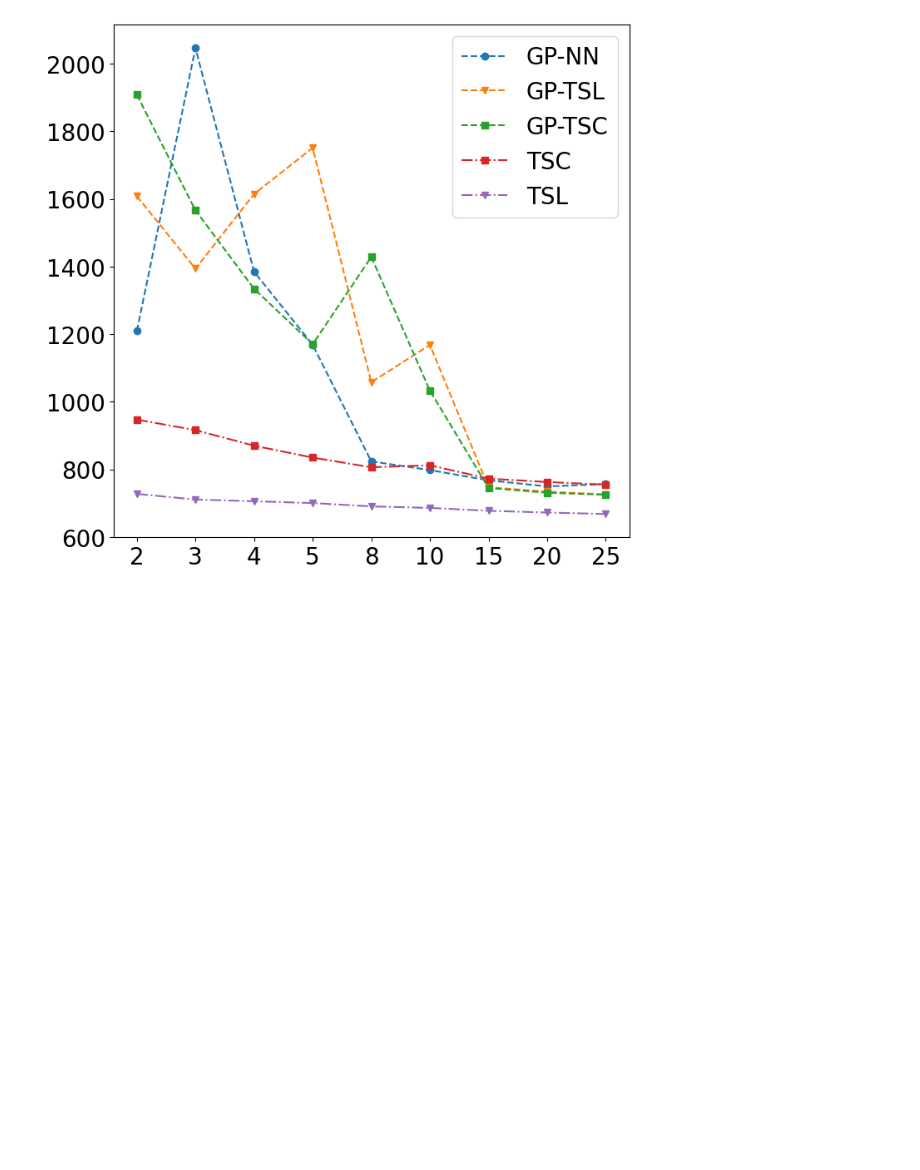
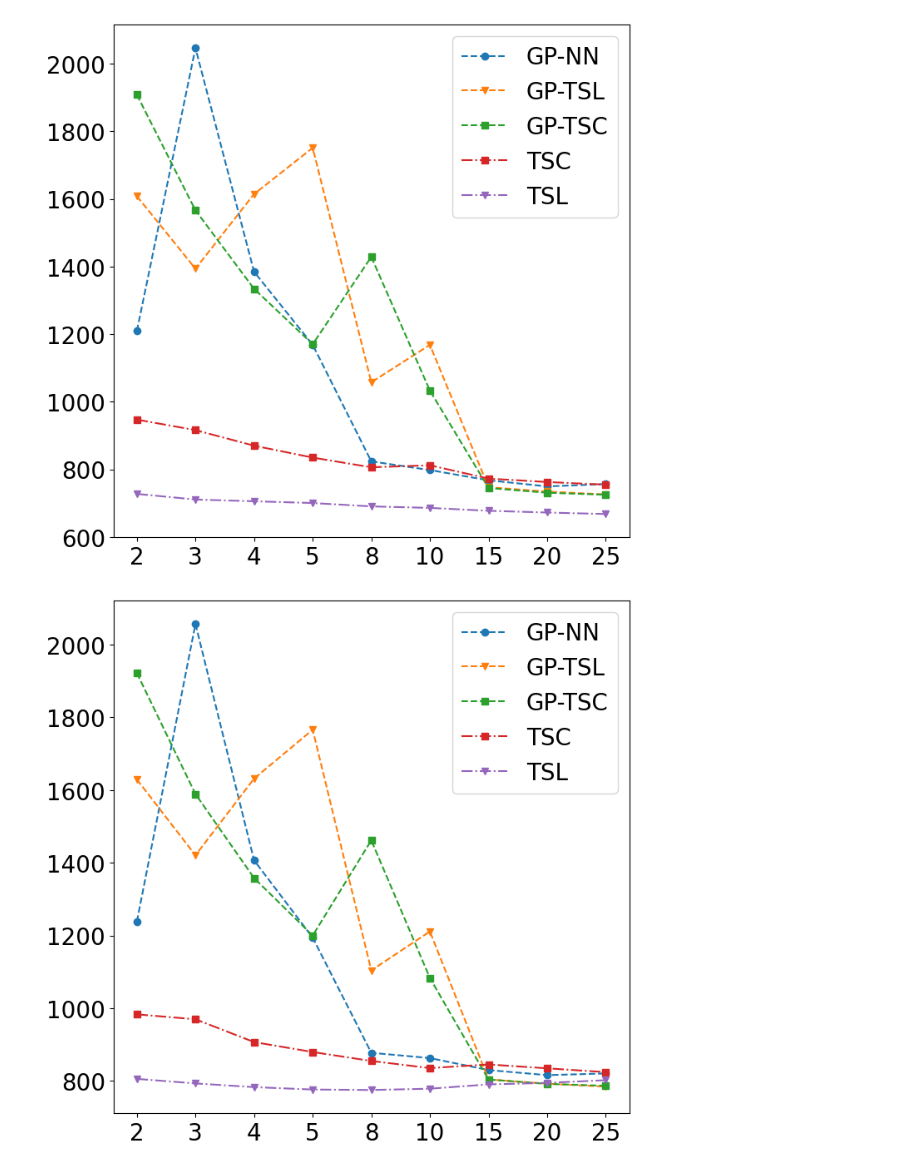
Before and after one commit to yfen3/WindSpeedApproximation, a Jupyter notebook: Exp27_3_solar2_data_ts_nn_gpr_from_ts.ipynb, the cells around one changed output. Saved outputs shown, nothing was run; the diff lists cells and outputs as text; code cells hidden in the pictures; blank space fills up the shorter version.

```diff
--- a/Exp27_3_solar2_data_ts_nn_gpr_from_ts.ipynb
+++ b/Exp27_3_solar2_data_ts_nn_gpr_from_ts.ipynb
@@ -214,7 +323,7 @@ tsl_time = []
 tsl_model = None
 
 for fold in range(number_of_folds):
-    ts_model = TsModel.TsModel(number_of_rules=8, fuzzification_coefficient=1.2)
+    ts_model = TsModel.TsModel(number_of_rules=10, fuzzification_coefficient=1.2)
 
     start_time = time.time()
     ts_model.fit(x_train, y_train)
@@ -271,7 +380,7 @@ tsc_time = []
 tsc_model = None
 
 for fold in range(number_of_folds):
-    ts_model = TsModel_constant.TsModel_constant(number_of_rules=8, fuzzification_coefficient=1.2)
+    ts_model = TsModel_constant.TsModel_constant(number_of_rules=10, fuzzification_coefficient=1.2)
 
     start_time = time.time()
     ts_model.fit(x_train, y_train)
@@ -942,3 +1001,19 @@ plt.legend()
 plt.show()
 # %% [output]
 [figure]
+# %%
+# Plot the results
+number_of_rules_array_strings = [str(number) for number in number_of_rules_array]
+
+fig, ax = plt.subplots(figsize=(8,8))
+ax.plot(number_of_rules_array_strings, np.mean(np.array(gp_nn_tsl_test_accuracy).reshape(-1, 10), axis=1), '--o', label='GP-NN')
+ax.plot(number_of_rules_array_strings, np.mean(np.array(gp_tsl_test_accuracy).reshape(-1, 10), axis=1), '--v', label='GP-TSL')
+ax.plot(number_of_rules_array_strings, np.mean(np.array(gp_tsc_test_accuracy).reshape(-1, 10), axis=1), '--s', label='GP-TSC')
+ax.plot(number_of_rules_array_strings, np.mean(np.array(tsc_test_accuracy).reshape(-1, 10), axis=1), '-.s', label='TSC')
+ax.plot(number_of_rules_array_strings, np.mean(np.array(tsl_test_accuracy).reshape(-1, 10), axis=1), '-.v', label='TSL')
+
+
+plt.legend()
+plt.show()
+# %% [output]
+[figure, added]
```
Also changed, not shown: parts of 12 cells of this notebook, 6 other files.
